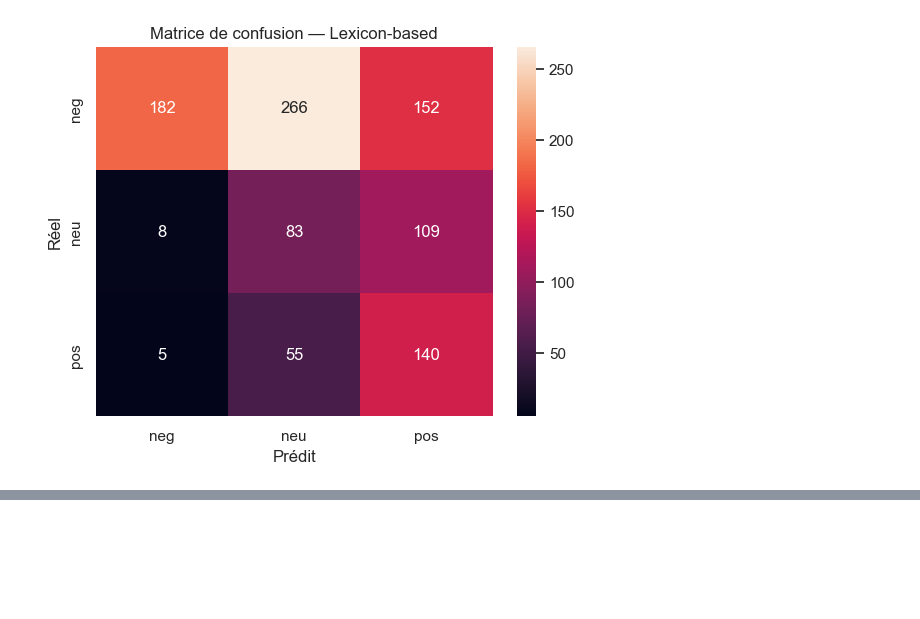
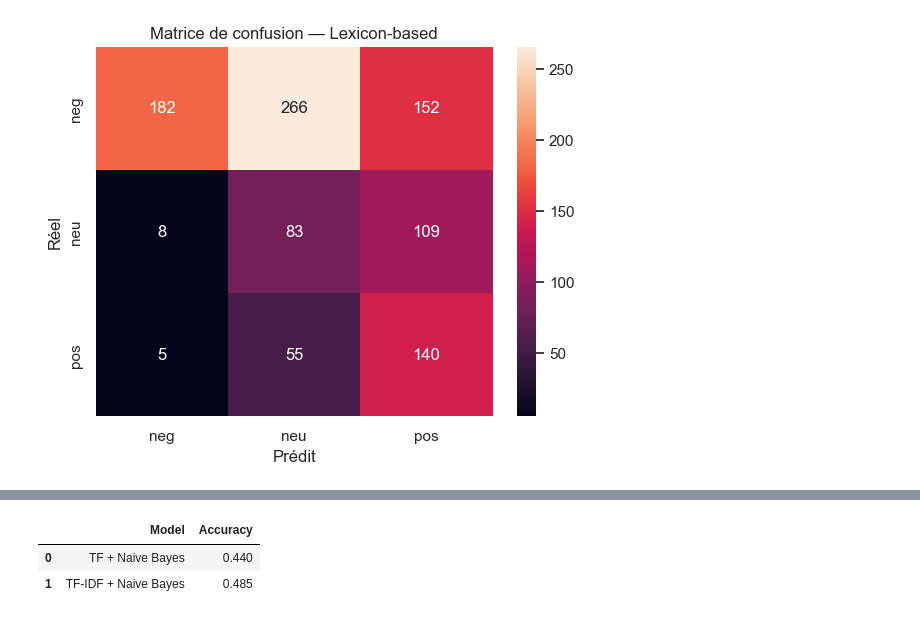
Before and after one commit to fomen2001/projet-analyse-des-sentiments, a Jupyter notebook: TP01.ipynb, the cells around one changed output, grey strips where cells are left out. Cells and saved outputs as stored; diff of their text form; code cells hidden in the pictures; blank space fills up the shorter version.

```diff
--- a/TP01.ipynb
+++ b/TP01.ipynb
@@ -460,0 +485,16 @@ weighted avg      0.671     0.405     0.423      1000
+# %%
+df["text"] = df["text"].str.lower()
+df = df.dropna(subset=["text", "label"])
+# %%
+from sklearn.model_selection import train_test_split
+
+X = df["text"]
+y = df["label"]
+
+X_train, X_test, y_train, y_test = train_test_split(
+    X,
+    y,
+    test_size=0.2,
+    random_state=42,
+    stratify=y
+)
@@ -460,0 +534,18 @@ weighted avg      0.671     0.405     0.423      1000
+# %%
+from sklearn.feature_extraction.text import TfidfVectorizer
+
+tfidf_nb = Pipeline([
+    ("vectorizer", TfidfVectorizer(
+        stop_words="english",
+        max_features=15000,
+        ngram_range=(1, 2)  # mots + bigrammes
+    )),
+    ("classifier", MultinomialNB())
+])
+
+tfidf_nb.fit(X_train, y_train)
+
+y_pred_tfidf = tfidf_nb.predict(X_test)
+
+print("Accuracy TF-IDF + NB:", accuracy_score(y_test, y_pred_tfidf))
+print(classification_report(y_test, y_pred_tfidf))
@@ -460,0 +565,14 @@ weighted avg      0.671     0.405     0.423      1000
+# %%
+results = pd.DataFrame({
+    "Model": ["TF + Naive Bayes", "TF-IDF + Naive Bayes"],
+    "Accuracy": [
+        accuracy_score(y_test, y_pred_tf),
+        accuracy_score(y_test, y_pred_tfidf)
+    ]
+})
+
+results
+# %% [output]
+|  | Model | Accuracy |
+| 0 | TF + Naive Bayes | 0.440 |
+| 1 | TF-IDF + Naive Bayes | 0.485 |
```
Also changed, not shown: parts of 7 cells of this notebook, 3 other files.
